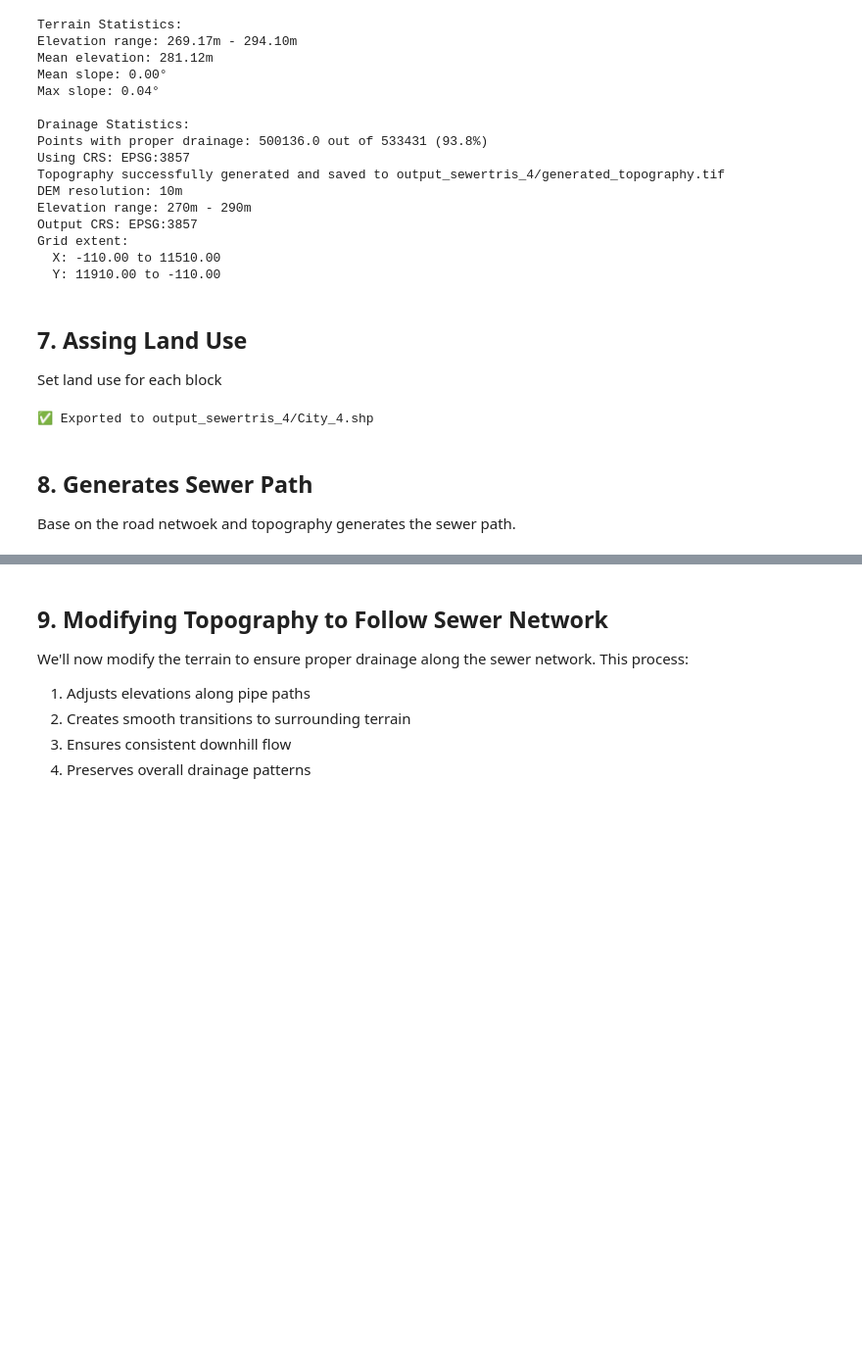
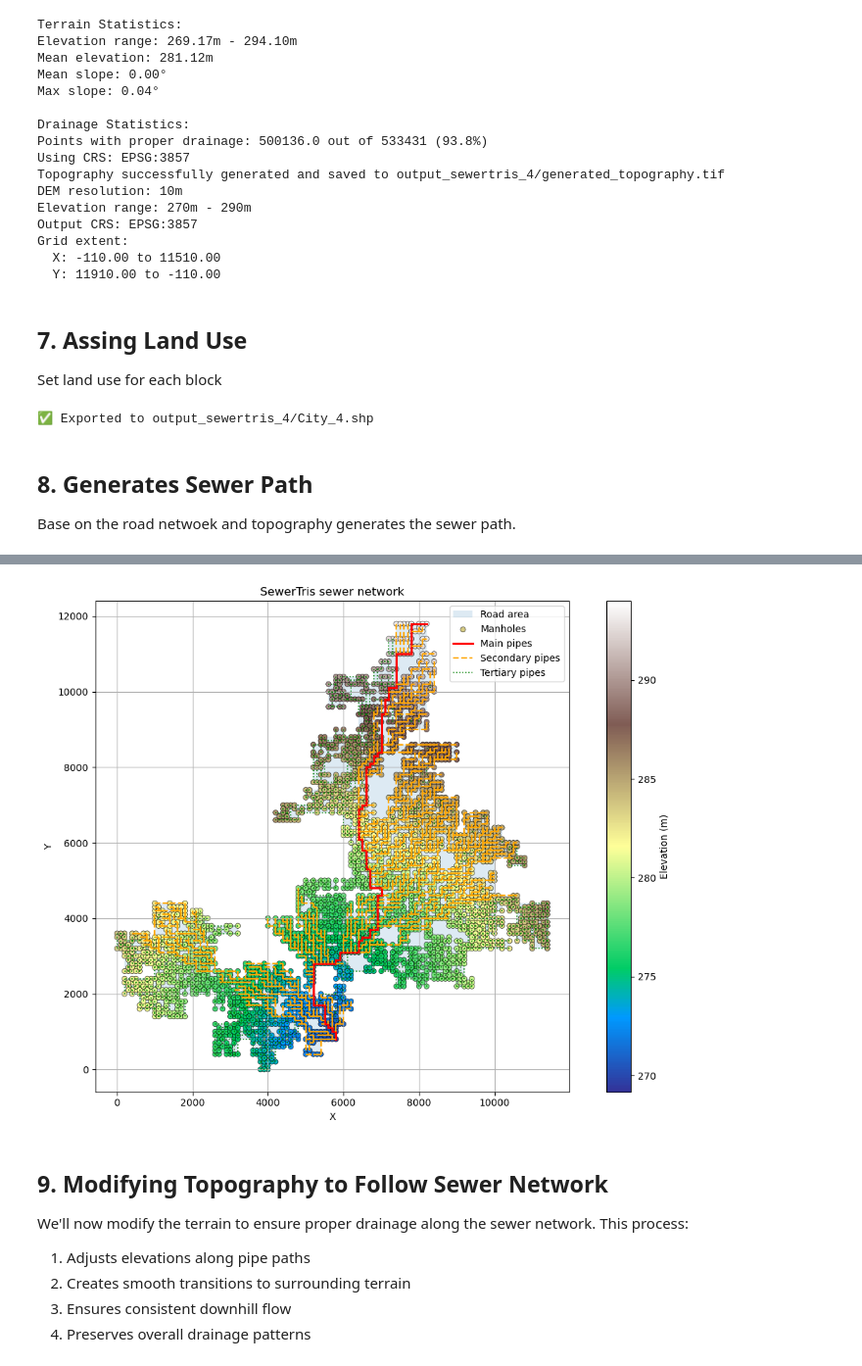
Before and after one commit to Perez-HydroSystems/SewerTris, a Jupyter notebook: Examples/Full_SewerTris_04.ipynb, the cells around one changed output, grey strips where cells are left out. Shown at 98% size. Drawn from its saved outputs; the diff is of its cells as text; code cells hidden in the pictures; blank space fills up the shorter version.

```diff
--- a/Examples/Full_SewerTris_04.ipynb
+++ b/Examples/Full_SewerTris_04.ipynb
@@ -331,55 +331,94 @@ dem_path=os.path.join(output_folder,"generated_topography.tif")
 manholes = SewerTris.extract_manholes_from_lines(road_axes_path, dem_path)
 SewerTris.export_manholes_to_shapefile(manholes, os.path.join(output_folder,"manholes.shp"), crs=gpd.read_file(road_axes_path).crs)
 # Generate main sewer path
-main_path, path_info = SewerTris.generate_main_sewer_path(
+road_buffer=road_lines.buffer(road_width * 0.6)
+
+segments, path_info, graph_data = SewerTris.generate_main_sewer_path_optimized(
     manholes=manholes,
-    road_buffer=road_lines.buffer(road_width * 0.6),
+    road_buffer=road_buffer,
     block_size=min_width*2,
-    slope_tolerance=-0.05,
+    slope_tolerance=-0.01,
     min_pipe_length=5.0,
-    prefer_slope=0.6,
+    prefer_slope=0.5,
+    return_graph_data=True,
 )
 
-#Generate secondary sewer pipes
-secondary_pipes = SewerTris.generate_secondary_pipes(
+# Generate secondary sewer pipes
+
+main_path = path_info["segments"]
+
+secondary_pipes, secondary_attrs = SewerTris.generate_secondary_pipes_optimized(
     manholes=manholes,
     main_path=main_path,
-    road_buffer=road_lines.buffer(road_width * 0.6),  # already computed,
+    road_buffer=road_lines.buffer(road_width * 0.6),
     block_size=min_width * 2,
-    slope_tolerance=0.00  # allow only downhill connections
+    slope_tolerance=0.00,
+    prefer_slope=0.5,
+    return_attrs=True,
 )
 
-# Then clean overlapping ones
-secondary_pipes_clean = SewerTris.remove_secondary_pipes_overlapping_main(
+secondary_pipes_clean = SewerTris.remove_secondary_pipes_overlapping_main_optimized(
     manholes=manholes,
     secondary_pipes=secondary_pipes,
     main_pipes=main_path
 )
 
-# Step 1: Load the shapefile
-roads_gdf = gpd.read_file(roads_path)  # roads_path is a string
+# Check Sewer Network Status
 
-# Step 2: Create a unified geometry from all polygons/multipolygons
-road_buffer = unary_union(roads_gdf.geometry)
-
-# Generate tertiary sewer pipes
-tertiary_pipes, unresolved = SewerTris.generate_tertiary_pipes(
+network_status = SewerTris.build_current_network_status(
     manholes=manholes,
-    main_path=main_path,  # ← corrected from main_pipes
+    main_path=main_path,
     secondary_pipes=secondary_pipes_clean,
-    road_buffer=road_buffer,
-    block_size=min_width * 2,
 )
 
-# Export all pipes to a single shapefile
-SewerTris.export_pipes_to_shapefile(
+print("Main outlet ID:", network_status["main_outlet_id"])
+print("Total manholes:", len(network_status["all_ids"]))
+print("Nodes already touched by main+secondary:", len(network_status["nodes_in_network"]))
+print("Manholes missing outlet pipe:", len(network_status["missing_outlet_ids"]))
+print("First 20 missing:", network_status["missing_outlet_ids"][:20])
+print("Duplicate sources:", network_status["duplicate_sources"][:20])
+
+# Generate tertiary pipes
+
+tertiary_pipes, tertiary_unconnected, tertiary_attrs = SewerTris.generate_tertiary_pipes_backtracking_stop_at_each_manhole(
+    manholes=manholes,
+    main_path=main_path,
+    secondary_pipes=secondary_pipes_clean,
+    road_buffer=road_lines.buffer(road_width * 0.6),
+    city_boundary=os.path.join(output_folder, "road_outer_shell.shp"),
+    block_size=min_width * 10,
+    neighbor_radius_factor=1.5,
+    min_pipe_length=1e-3,
+    point_on_line_tol=0.01,
+    return_attrs=True,
+    max_search_depth=300,
+)
+
+# Export to shapefile
+
+main_attrs = SewerTris.build_main_attrs_from_path_info(path_info)
+
+gdf_pipes = SewerTris.export_pipes_to_shapefile_2(
     pipes_main=main_path,
     pipes_sec=secondary_pipes_clean,
     pipes_ter=tertiary_pipes,
     manholes=manholes,
-    output_path=os.path.join(output_folder,"sewer_pipes.shp"),
-    crs=crs  # UTM Zone 18N, or use "EPSG:4326" for lat/lon
+    output_path=os.path.join(output_folder, "sewer_pipes.shp"),
+    crs=crs,
+    main_attrs=main_attrs,
+    secondary_attrs=secondary_attrs,
+    tertiary_attrs=tertiary_attrs,
 )
 
 print("✓ Sewer network generation complete.")
+
+plots.plot_sewer_network_all(
+    manholes=manholes,
+    main_pipes=main_path,
+    secondary_pipes=secondary_pipes_clean,
+    tertiary_pipes=tertiary_pipes,
+    unresolved=tertiary_unconnected,
+    road_buffer=road_buffer,  # from unary_union(roads_gdf.geometry)
+    title="SewerTris sewer network"
+)
 # %% [output]
@@ -403,4 +441,5 @@ Avg slope: 0.070%
 ✓ Sewer network generation complete.
+[figure, added]
 # %% [markdown]
 ## 9. Modifying Topography to Follow Sewer Network
 
```
Also changed, not shown: parts of 9 cells of this notebook, 6 other files.
